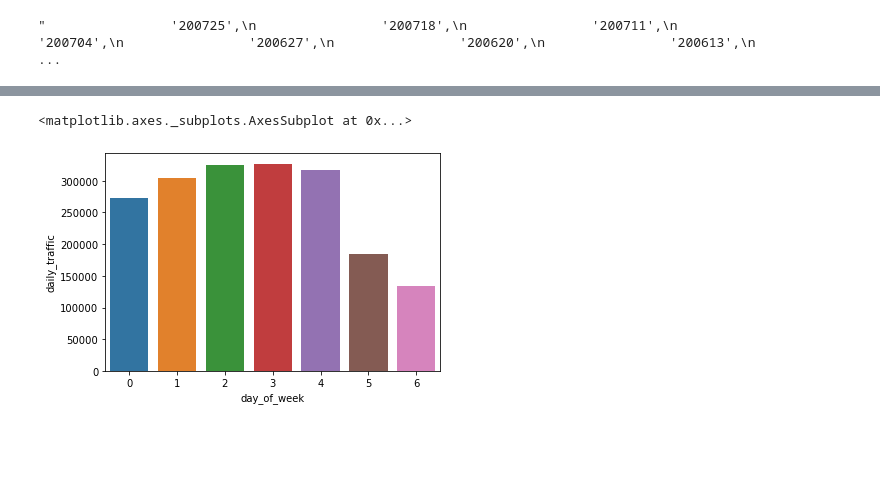
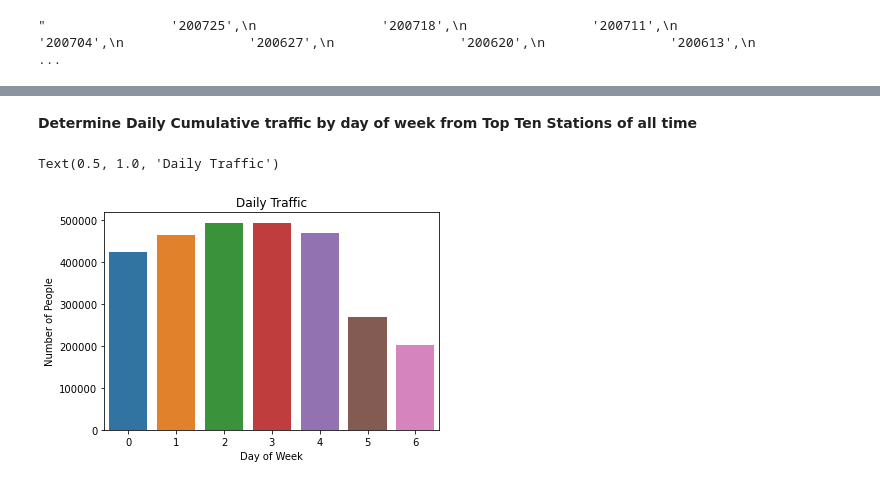
Before and after one commit to aauyeung19/Metis-Project-1, a Jupyter notebook: data cleaning.ipynb, the cells around one changed output, grey strips where cells are left out. Drawn from its saved outputs; the diff is of its cells as text; code cells hidden in the pictures; blank space fills up the shorter version.

```diff
--- a/data cleaning.ipynb
+++ b/data cleaning.ipynb
@@ -176,6 +217,9 @@ Text(0.5, 0, 'Total Traffic')
 # %%
 #Assume focus on top ten total traffic
-s = [each for _, each in stations_totals[:10]['STATION'].items()]
+
+#increase to top 25
+s = [each for _, each in stations_totals[:25]['STATION'].items()]
 # %%
-top_ten_df = pd.DataFrame(mta[mta.STATION.isin(s)])
+#Change df name to top_ranking
+top_ranked_df = pd.DataFrame(mta[mta.STATION.isin(s)])
 # %%
@@ -206,14 +257,20 @@ top_ten_df['day_of_week'] = top_ten_df['datetime'].apply(lambda x : x.weekday())
+# %% [markdown]
+**Determine Daily Cumulative traffic by day of week from Top Ten Stations of all time**
 # %%
-#or take the mean?
-top_ten_df['daily_traffic'] = top_ten_df.groupby(['STATION', 'day_of_week']).turn_traffic.transform('sum')
+#or take the mean? ### Rename to cumulative?
+top_ranked_df['daily_traffic'] = top_ranked_df.groupby(['STATION', 'day_of_week']).turn_traffic.transform('sum')
 #Gives cumulative traffic by day of week
 # %%
-daily_df = pd.DataFrame(top_ten_df[['STATION', 'day_of_week', 'daily_traffic']])
+daily_df = pd.DataFrame(top_ranked_df[['STATION', 'day_of_week', 'daily_traffic']])
 # %%
 daily_df.drop_duplicates(inplace=True)
 # %%
 sns.barplot(x='day_of_week', y='daily_traffic', data=daily_df[daily_df.STATION=='23 ST'])
+
+plt.xlabel('Day of Week')
+plt.ylabel('Number of People')
+plt.title('Daily Traffic')
 # %% [output]
-<matplotlib.axes._subplots.AxesSubplot at 0x...>
+Text(0.5, 1.0, 'Daily Traffic')
-[figure, old version]
+[figure, new version]
 # %%
```
Also changed, not shown: parts of 44 cells of this notebook.
